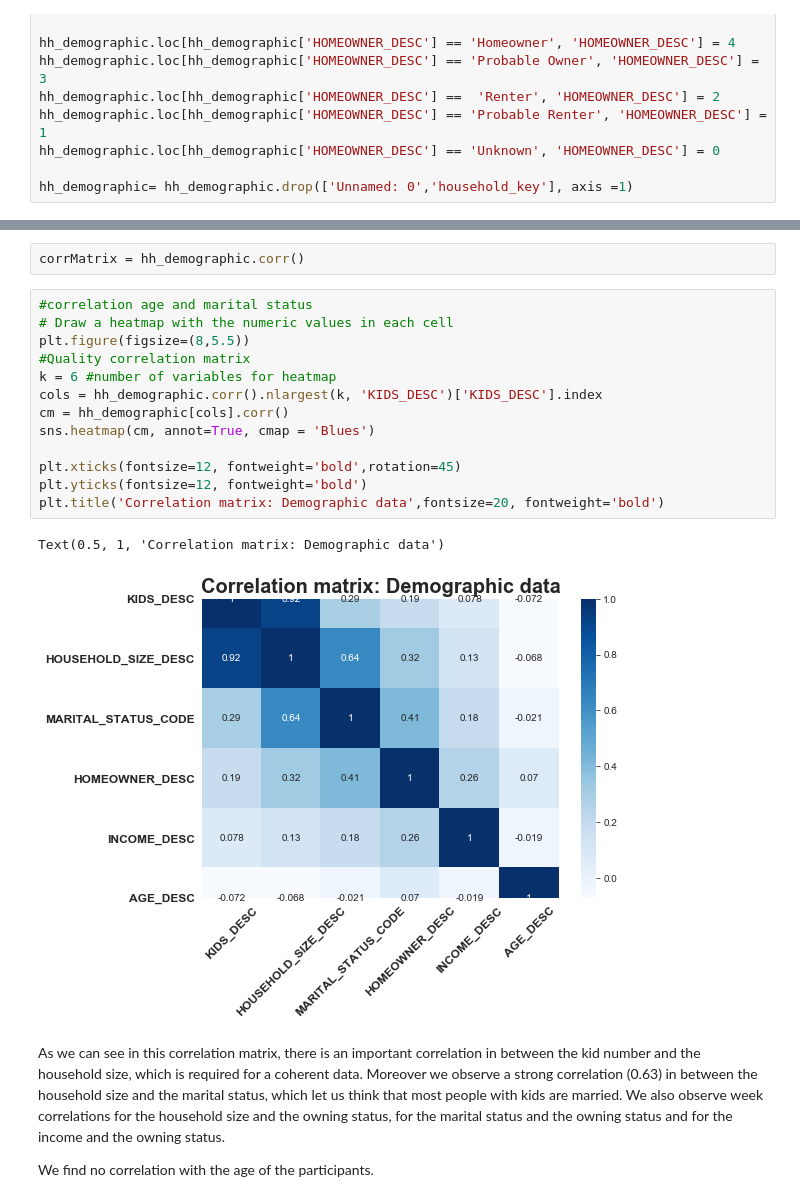
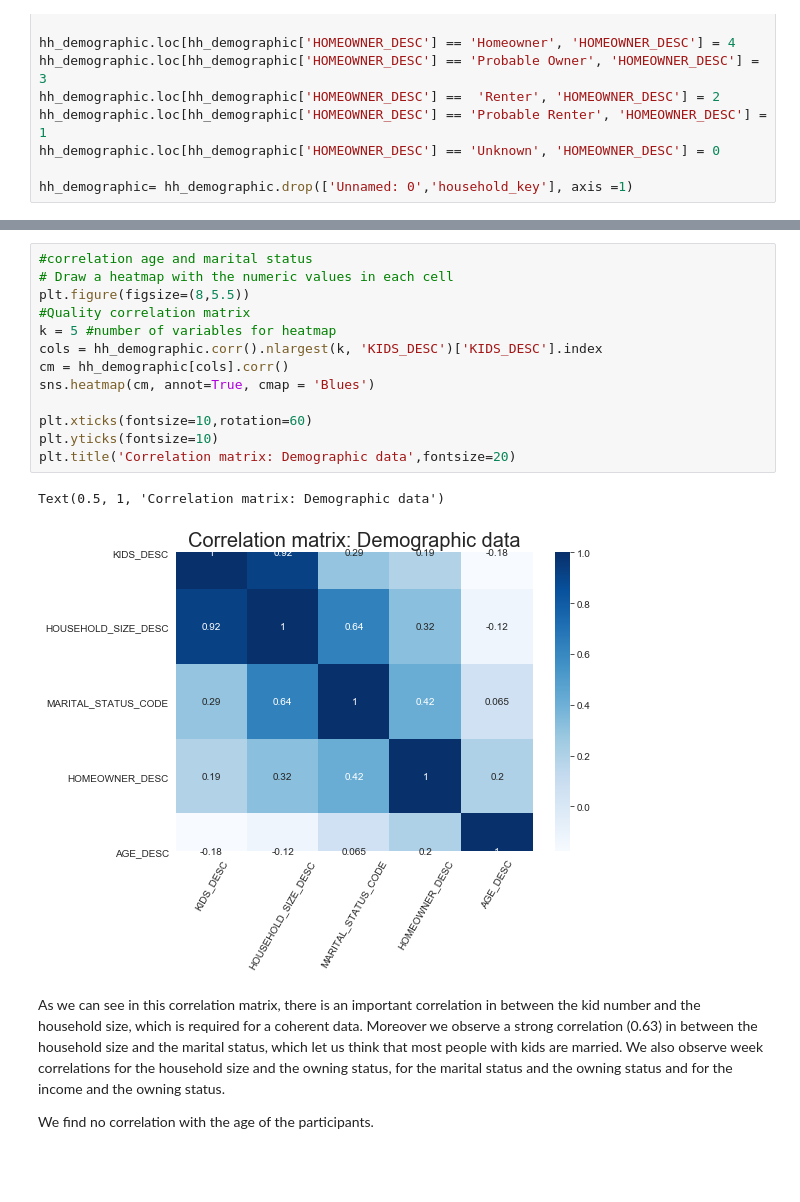
Before and after one commit to marvande/epfl-ada-2019-data-analysis, a Jupyter notebook: code/Demographic & product correlation.ipynb, the cells around one changed output, grey strips where cells are left out. Saved outputs shown, nothing was run; the diff lists cells and outputs as text; blank space fills up the shorter version.

Commit message:
add corr for cleaned data hh_demo

```diff
--- a/code/Demographic & product correlation.ipynb
+++ b/code/Demographic & product correlation.ipynb
@@ -77,21 +76,19 @@ hh_demographic.corr()
-# %%
-corrMatrix = hh_demographic.corr()
 # %%
 #correlation age and marital status
 # Draw a heatmap with the numeric values in each cell
 plt.figure(figsize=(8,5.5))
 #Quality correlation matrix
-k = 6 #number of variables for heatmap
+k = 5 #number of variables for heatmap
 cols = hh_demographic.corr().nlargest(k, 'KIDS_DESC')['KIDS_DESC'].index
 cm = hh_demographic[cols].corr()
 sns.heatmap(cm, annot=True, cmap = 'Blues')
 
-plt.xticks(fontsize=12, fontweight='bold',rotation=45)
-plt.yticks(fontsize=12, fontweight='bold')
-plt.title('Correlation matrix: Demographic data',fontsize=20, fontweight='bold')
+plt.xticks(fontsize=10,rotation=60)
+plt.yticks(fontsize=10)
+plt.title('Correlation matrix: Demographic data',fontsize=20)
 # %% [output]
 Text(0.5, 1, 'Correlation matrix: Demographic data')
-[figure, old version]
+[figure, new version]
 # %% [markdown]
 As we can see in this correlation matrix, there is an important correlation in between the kid number and the household size, which is required for a coherent data. Moreover we observe a strong correlation (0.63) in between the household size and the marital status, which let us think that most people with kids are married. We also observe week correlations for the household size and the owning status, for the marital status and the owning status and for the income and the owning status.
 
```
Also changed, not shown: parts of 5 cells of this notebook, 1 other file.
